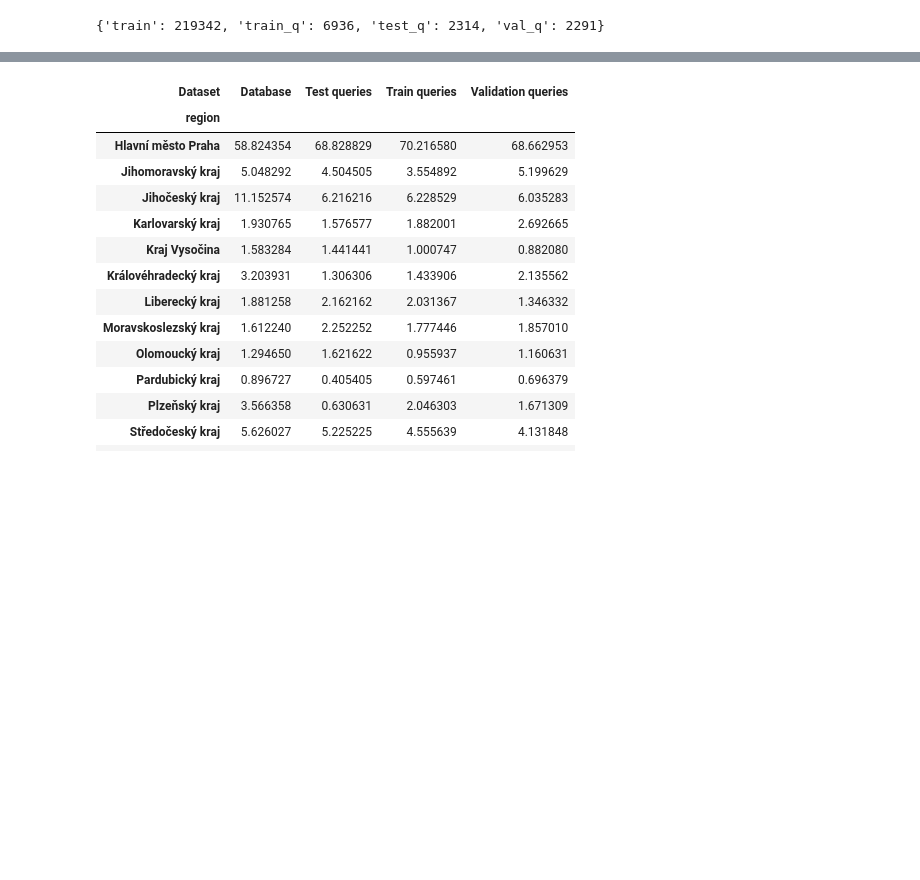
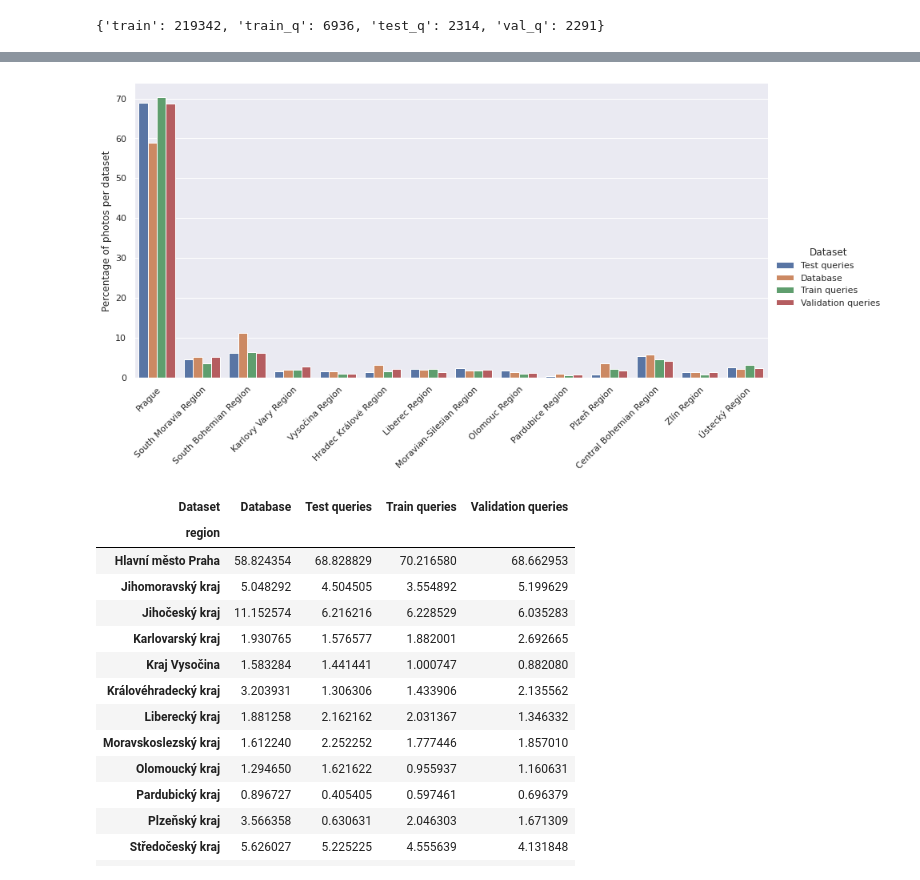
Before and after one commit to ABlack-git/diploma-thesis, a Jupyter notebook: notebooks/data_analysis.ipynb, the cells around one changed output, grey strips where cells are left out. Saved outputs shown, nothing was run; the diff lists cells and outputs as text; code cells hidden in the pictures; blank space fills up the shorter version.

```diff
--- a/notebooks/data_analysis.ipynb
+++ b/notebooks/data_analysis.ipynb
@@ -275,7 +305,10 @@ tmp.loc[tmp['Dataset'] == "test_q", "Dataset"] = "Test queries"
 tmp.loc[tmp['Dataset'] == "train", "Dataset"] = "Database"
 tmp.loc[tmp['Dataset'] == "train_q", "Dataset"] = "Train queries"
 tmp.loc[tmp['Dataset'] == "val_q", "Dataset"] = "Validation queries"
+tmp['region'] = tmp["region"].map(region_cz_to_eng_map)
 # %%
-g=sns.catplot(data=tmp, hue='Dataset', x='Percentage', y='region', kind='bar', height=8, aspect=9/8)
-g.set(xlabel="Percentage of photos per dataset [%]", ylabel="");
+g=sns.catplot(data=tmp, hue='Dataset', y='Percentage', x='region', kind='bar', height=6, aspect=12/6)
+g.set(ylabel="Percentage of photos per dataset", xlabel="");
+g.set_xticklabels(rotation=45,rotation_mode='anchor',ha='right')
+g.savefig('/home/andrew/Documents/study/thesis/thesis-images/3-dataset/photos_per_region_splits.eps', format='eps',bbox_inches='tight')
 # %% [output]
@@ -283,3 +315,4 @@ g.set(xlabel="Percentage of photos per dataset [%]", ylabel="");
+[figure, added]
 # %%
 tmp.pivot(index='region', columns="Dataset", values="Percentage")
 # %% [output]
```
Also changed, not shown: parts of 15 cells of this notebook, 44 other files.
